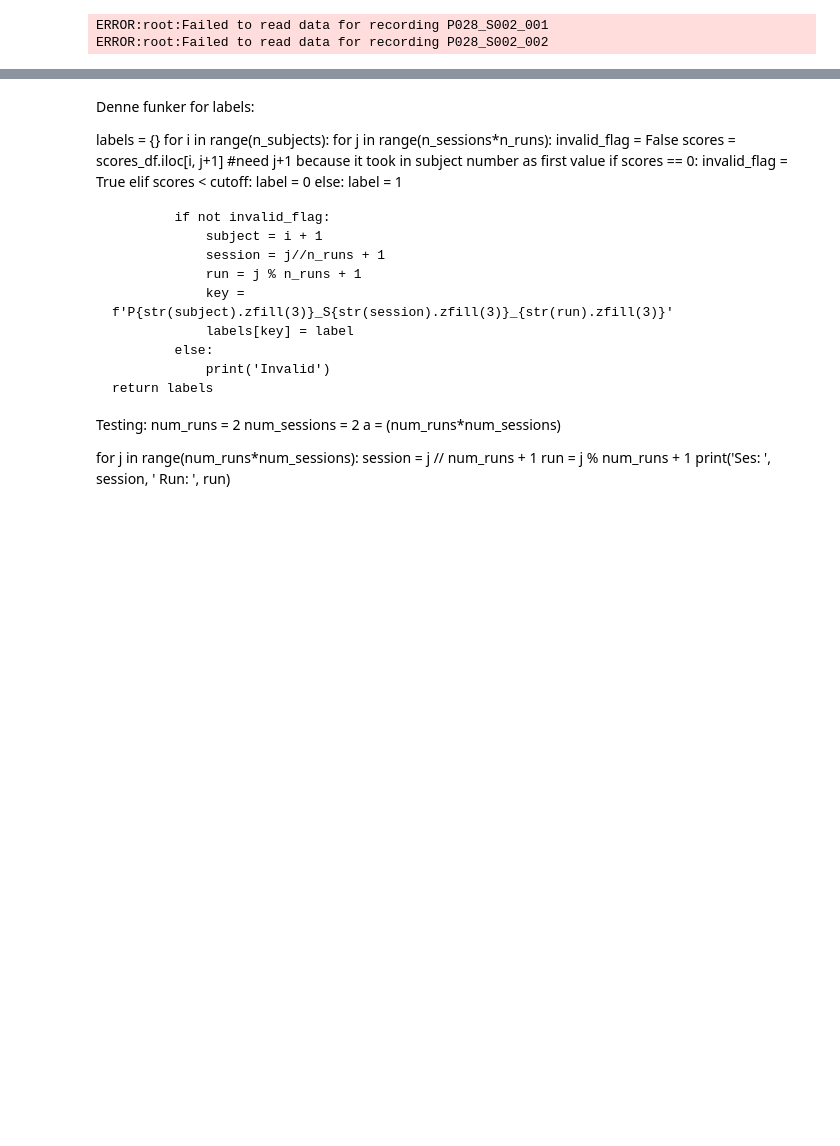
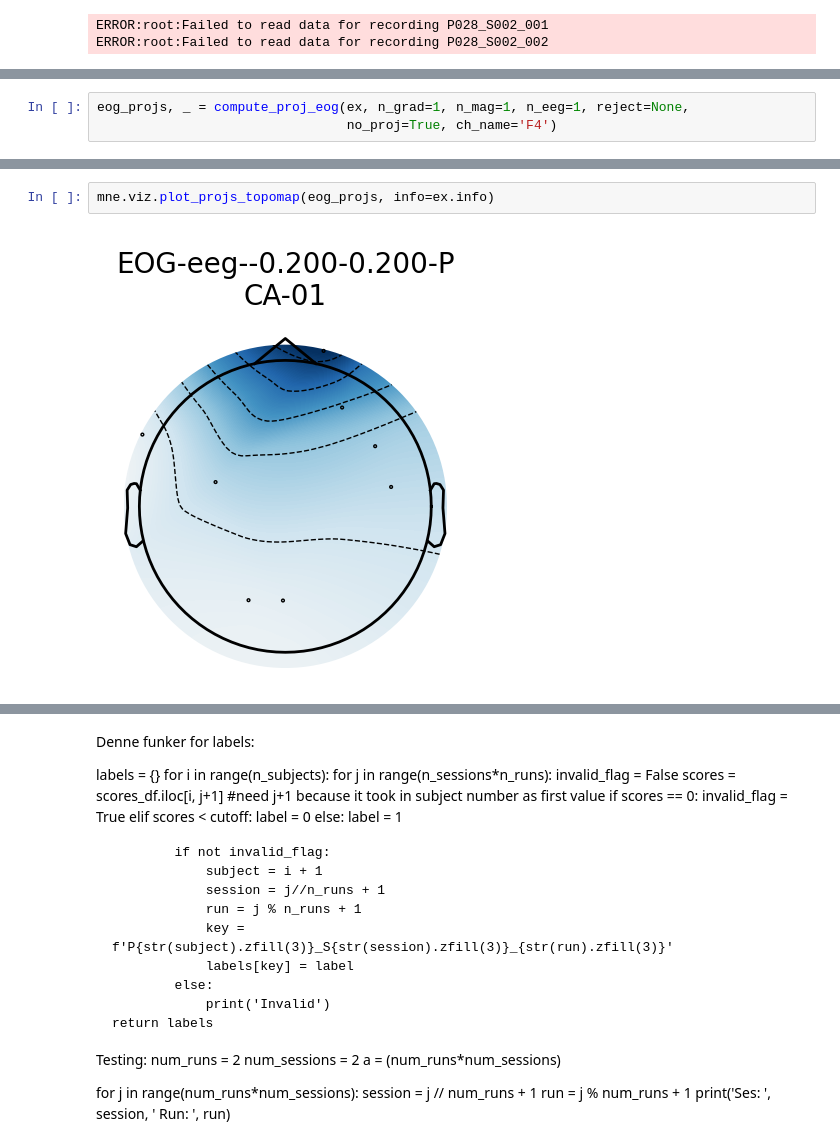
Before and after one commit to idamand/stress_detection_EEG, a Jupyter notebook: main.ipynb, the cells around one changed output, grey strips where cells are left out. Drawn from its saved outputs; the diff is of its cells as text; blank space fills up the shorter version.

```diff
--- a/main.ipynb
+++ b/main.ipynb
@@ -102,0 +120,3 @@ labels
+# %%
+eog_projs, _ = compute_proj_eog(ex, n_grad=1, n_mag=1, n_eeg=1, reject=None,
+                                no_proj=True, ch_name='F4')
@@ -102,0 +150,4 @@ labels
+# %%
+mne.viz.plot_projs_topomap(eog_projs, info=ex.info)
+# %% [output]
+[figure, added]
```
Also changed, not shown: parts of 10 cells of this notebook, 1 other file.
